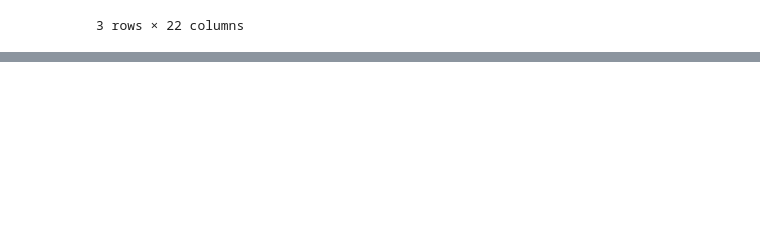
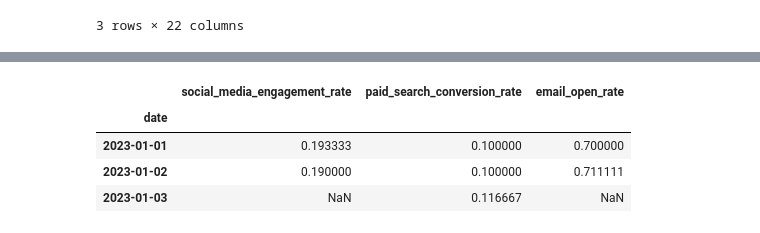
Before and after one commit to ProgressBG-Python-Course/ProgressBG-Python-Digitall-Slides, a Jupyter notebook: pages/themes/BulkMappingUpdateWithPython/examples/MarketingPerformanceDashboardUpdate/MarketingPerformanceDashboardUpdate.ipynb, the cells around one changed output, grey strips where cells are left out. Cells and saved outputs as stored; diff of their text form; code cells hidden in the pictures; blank space fills up the shorter version.

```diff
--- a/pages/themes/BulkMappingUpdateWithPython/examples/MarketingPerformanceDashboardUpdate/MarketingPerformanceDashboardUpdate.ipynb
+++ b/pages/themes/BulkMappingUpdateWithPython/examples/MarketingPerformanceDashboardUpdate/MarketingPerformanceDashboardUpdate.ipynb
@@ -295,0 +312,2 @@ merged_df
+# %%
+merged_df.rename(lambda cn:cn.replace('ga:', ''), axis=1, inplace=True)
@@ -295,0 +434,15 @@ merged_df
+# %%
+# calculate KPIs and store them in a new DF
+kpi_data = {
+    'social_media_engagement_rate': (merged_df['likes'] + merged_df['comments'] + merged_df['shares']) / merged_df['post_reach'],
+    'paid_search_conversion_rate': merged_df['conversions'] / merged_df['clicks'],
+    'email_open_rate': merged_df['opens'] / merged_df['emails_sent'],
+}
+kpi_df = pd.DataFrame(kpi_data)
+kpi_df
+# %% [output]
+|  | social_media_engagement_rate | paid_search_conversion_rate | email_open_rate |
+| date |  |  |  |
+| 2023-01-01 | 0.193333 | 0.100000 | 0.700000 |
+| 2023-01-02 | 0.190000 | 0.100000 | 0.711111 |
+| 2023-01-03 | NaN | 0.116667 | NaN |
```
Also changed, not shown: parts of 17 cells of this notebook.
